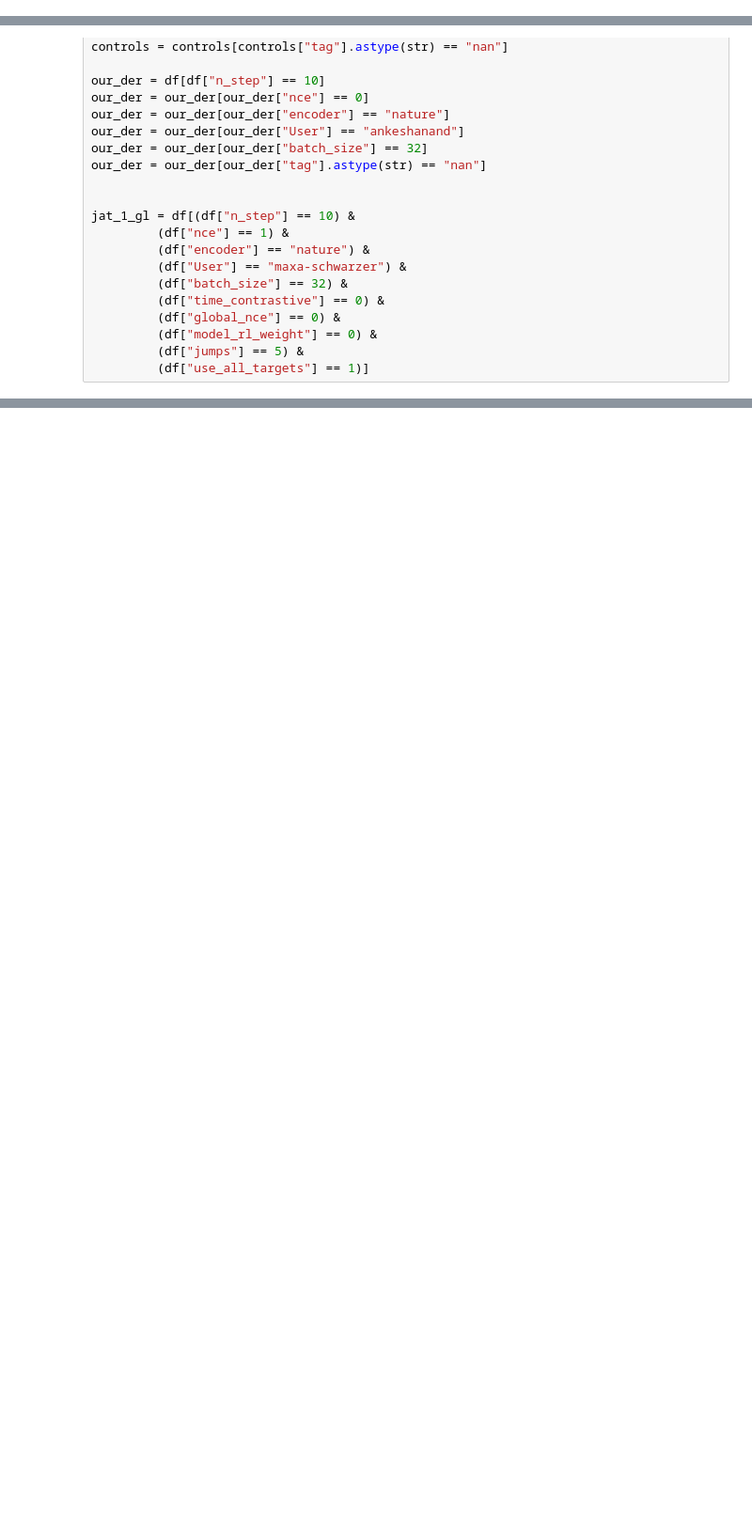
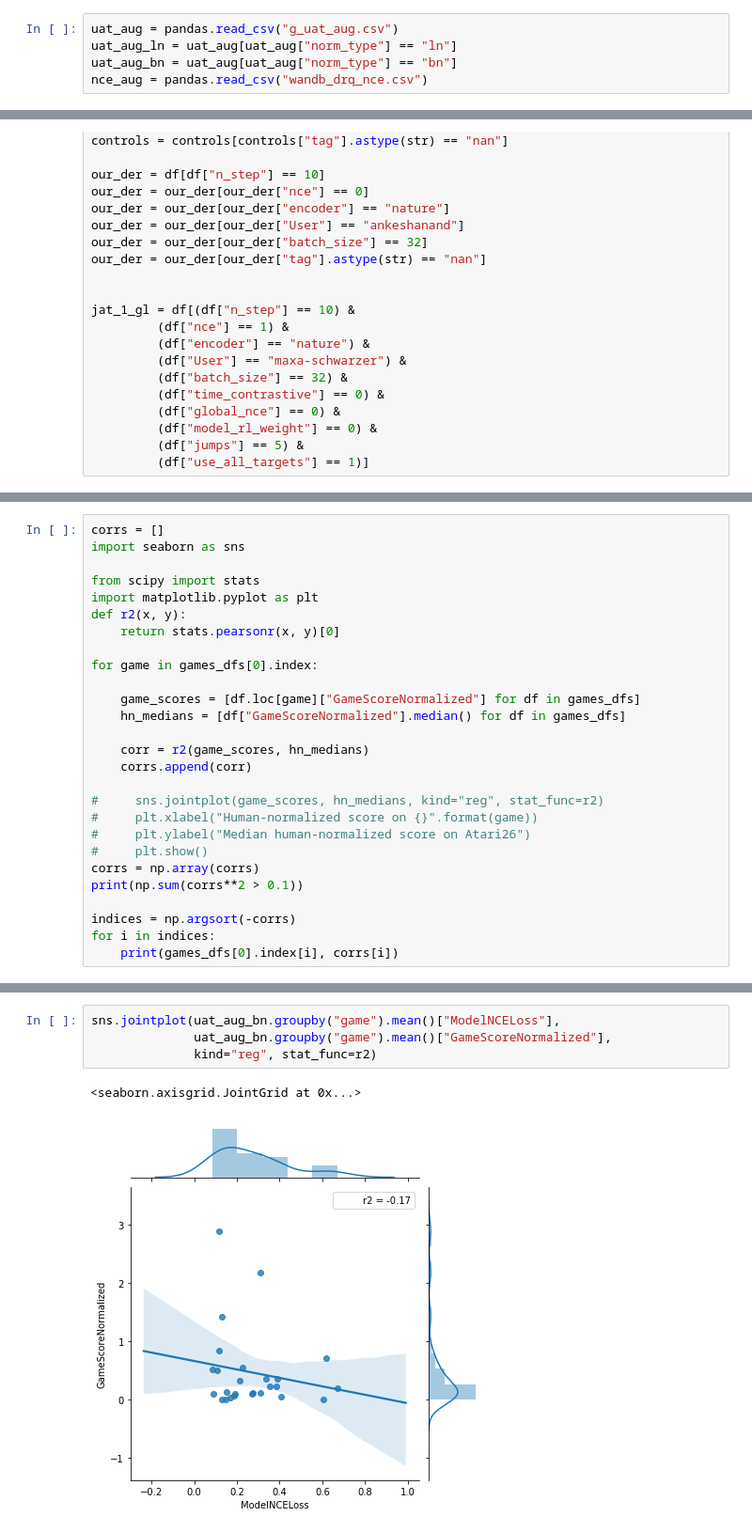
Before and after one commit to mila-iqia/spr, a Jupyter notebook: 100k_comparison.ipynb, the cells around one changed output, grey strips where cells are left out. Shown at 94% size. Saved outputs shown, nothing was run; the diff lists cells and outputs as text; blank space fills up the shorter version.

```diff
--- a/100k_comparison.ipynb
+++ b/100k_comparison.ipynb
@@ -265,0 +324,5 @@ uat_no_noisy = pandas.read_csv("uat_no_noisy.csv")
+# %%
+uat_aug = pandas.read_csv("g_uat_aug.csv")
+uat_aug_ln = uat_aug[uat_aug["norm_type"] == "ln"]
+uat_aug_bn = uat_aug[uat_aug["norm_type"] == "bn"]
+nce_aug = pandas.read_csv("wandb_drq_nce.csv")
@@ -411,0 +448,27 @@ Name: GameScoreAverage, dtype: float64
+# %%
+corrs = []
+import seaborn as sns
+
+from scipy import stats
+import matplotlib.pyplot as plt
+def r2(x, y):
+    return stats.pearsonr(x, y)[0]
+
+for game in games_dfs[0].index:
+
+    game_scores = [df.loc[game]["GameScoreNormalized"] for df in games_dfs]
+    hn_medians = [df["GameScoreNormalized"].median() for df in games_dfs]
+
+    corr = r2(game_scores, hn_medians)
+    corrs.append(corr)
+
+#     sns.jointplot(game_scores, hn_medians, kind="reg", stat_func=r2)
+#     plt.xlabel("Human-normalized score on {}".format(game))
+#     plt.ylabel("Median human-normalized score on Atari26")
+#     plt.show()
+corrs = np.array(corrs)
+print(np.sum(corrs**2 > 0.1))
+
+indices = np.argsort(-corrs)
+for i in indices:
+    print(games_dfs[0].index[i], corrs[i])
@@ -411,0 +493,7 @@ Name: GameScoreAverage, dtype: float64
+# %%
+sns.jointplot(uat_aug_bn.groupby("game").mean()["ModelNCELoss"],
+              uat_aug_bn.groupby("game").mean()["GameScoreNormalized"],
+              kind="reg", stat_func=r2)
+# %% [output]
+<seaborn.axisgrid.JointGrid at 0x...>
+[figure, added]
```
Also changed, not shown: parts of 20 cells of this notebook, 4 other files.
